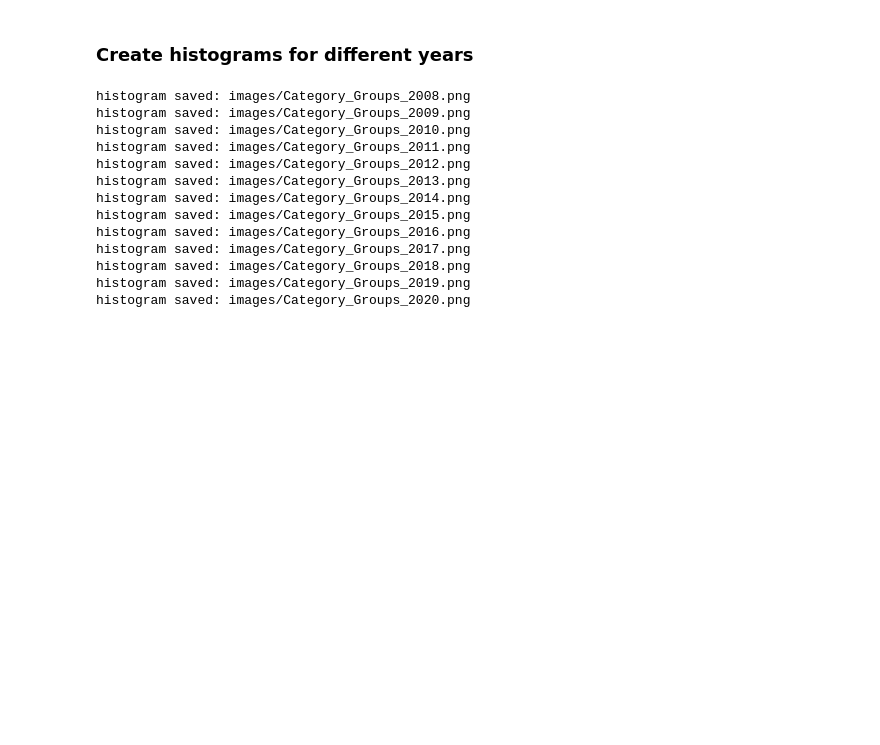
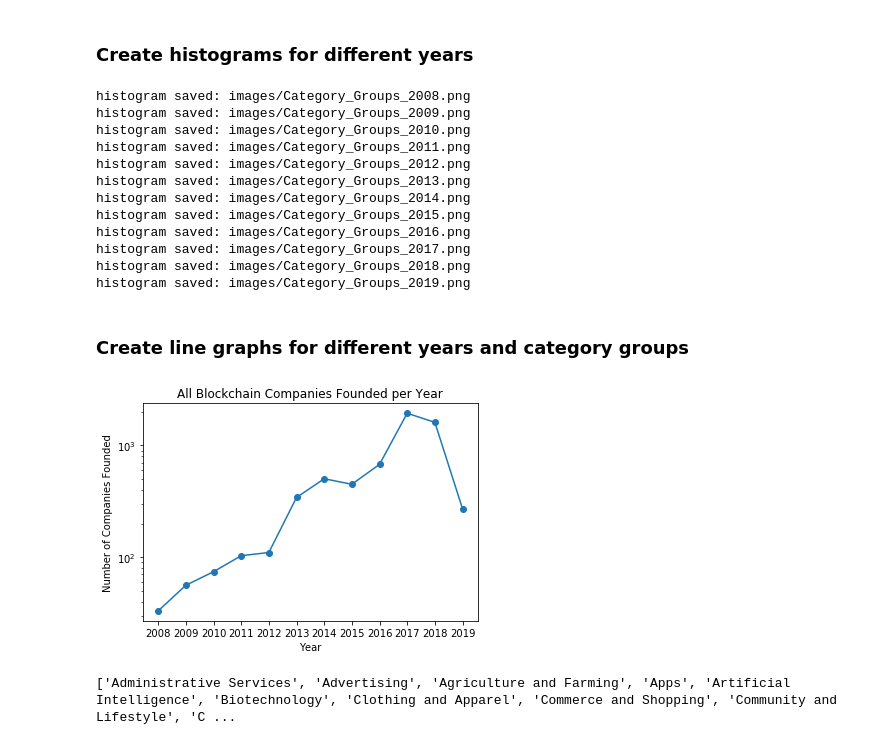
Before and after one commit to sdsc-blocklab/Blockchain-Market-Evolution, a Jupyter notebook: Crunchbase Dataset Explorer.ipynb, the cells around one changed output. Drawn from its saved outputs; the diff is of its cells as text; code cells hidden in the pictures; blank space fills up the shorter version.

Commit message:
Add line plots for companies founded per year for different category groups

```diff
--- a/Crunchbase Dataset Explorer.ipynb
+++ b/Crunchbase Dataset Explorer.ipynb
@@ -123,8 +110,8 @@ df['Founded Year'] = founded_years
 dfs_by_year = []
 unique_years = sorted(list(set(filter(None, founded_years))))
 
-# Only count companies founded after 2008 (blockchain startups not possible before then)
-unique_years = list(filter(lambda year: int(year) >= 2008, unique_years))
+# Only count companies founded after 2008 and before 2020
+unique_years = list(filter(lambda year: int(year) >= 2008 and int(year) < 2020, unique_years))
 
 for year in unique_years:
     year_df = df[df['Founded Year'] == year]
@@ -133,7 +120,7 @@ for year in unique_years:
 
 #df = df.drop(columns=['Founded Year'])
 
-print('%d years found in data are >= 2008' % len(dfs_by_year))
+print('%d years found in data are >= 2008 and < 2020' % len(dfs_by_year))
 print('Number of companies in each year:')
 for d in dfs_by_year:
     print('%d ' % len(d), end='')
@@ -253,4 +240,5 @@ histogram saved: images/Category_Groups_2016.png
 histogram saved: images/Category_Groups_2017.png
 histogram saved: images/Category_Groups_2018.png
 histogram saved: images/Category_Groups_2019.png
-histogram saved: images/Category_Groups_2020.png
+# %% [markdown]
+### Create line graphs for different years and category groups
@@ -256,0 +289,9 @@ histogram saved: images/Category_Groups_2020.png
+# %%
+plot_companies_per_year(dfs_by_year, title='All Blockchain Companies Founded per Year')
+# %% [output]
+[figure, added]
+# %%
+all_categories = get_column_words_unique(df, 'Category Groups')
+print(all_categories)
+# %% [output]
+['Administrative Services', 'Advertising', 'Agriculture and Farming', 'Apps', 'Artificial Intelligence', 'Biotechnology', 'Clothing and Apparel', 'Commerce and Shopping', 'Community and Lifestyle', 'C ...
```
Also changed, not shown: parts of 5 cells of this notebook, 1 other file.
